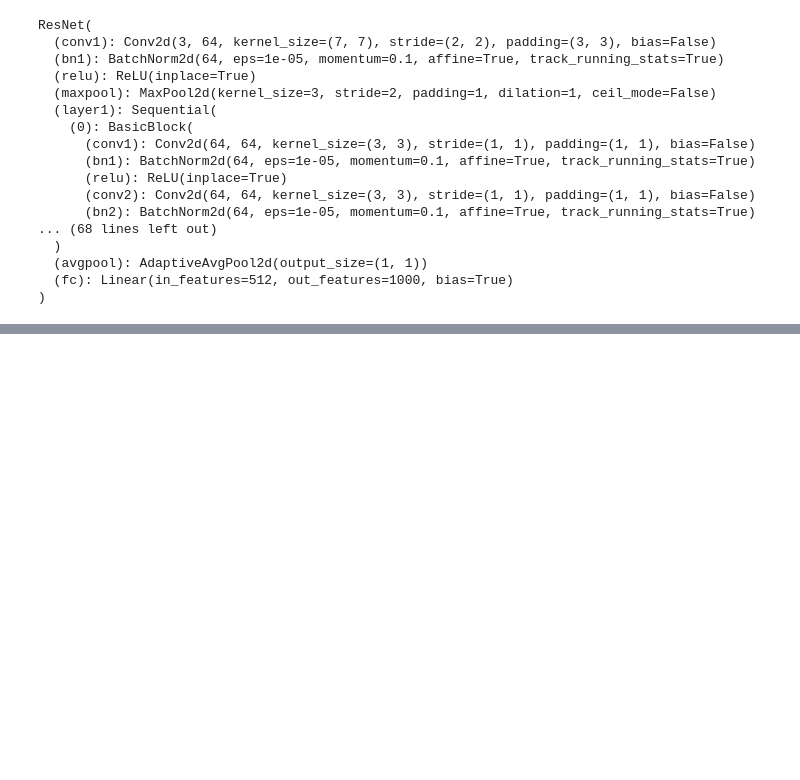
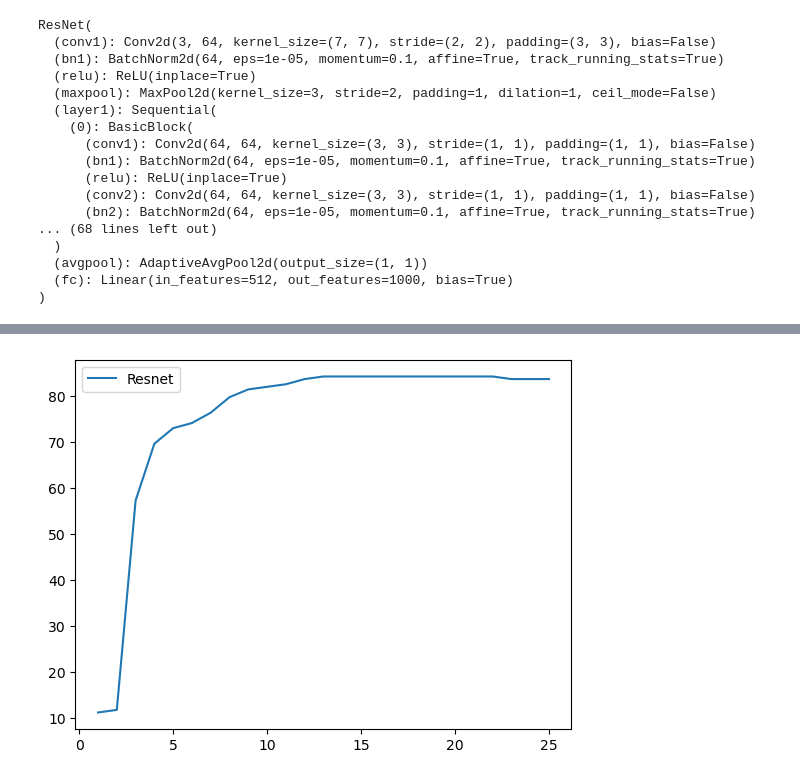
Before and after one commit to seanchung2001/Fish-Recognition, a Jupyter notebook: Code/train_cnn.ipynb, the cells around one changed output, grey strips where cells are left out. Cells and saved outputs as stored; diff of their text form; code cells hidden in the pictures; blank space fills up the shorter version.

Commit message:
generates graph

```diff
--- a/Code/train_cnn.ipynb
+++ b/Code/train_cnn.ipynb
@@ -188 +188,14 @@ Epoch=25 Test Accuracy=80.899
 Finished Training
+# %%
+import matplotlib.pyplot as plt
+
+
+plt.plot(epoch_number, accuracy_values, label="Resnet")
+
+# Add a legend
+plt.legend()
+
+# Show the plot
+plt.show()
+# %% [output]
+[figure, added]
```
Also changed, not shown: parts of 2 cells of this notebook, 1 other file.
